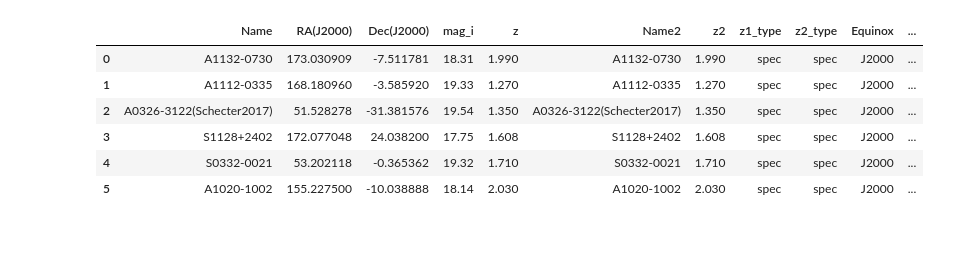
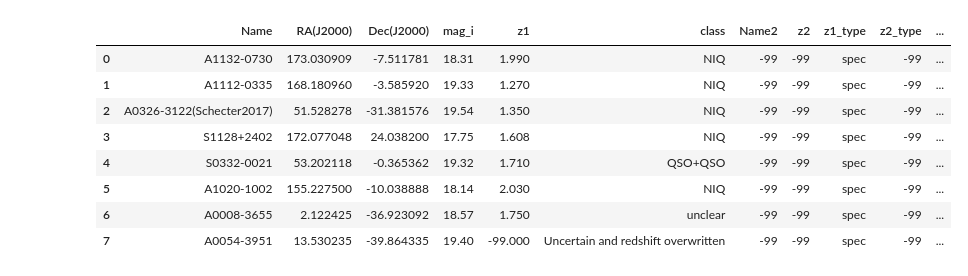
Before and after one commit to thatastroguy/thebigmac, a Jupyter notebook: Dual_quasars_from_lens_searches.ipynb, the cells around one changed output. Cells and saved outputs as stored; diff of their text form; code cells hidden in the pictures; blank space fills up the shorter version.

```diff
--- a/Dual_quasars_from_lens_searches.ipynb
+++ b/Dual_quasars_from_lens_searches.ipynb
@@ -959,90 +1046,87 @@ agnello2018 = pd.read_csv('Tables/Agnello2018/agnello2018.csv', sep=',')
 # A0326 overlaps with Schecter. They also claim there is more overlap between Schecter and their NIQs but
 # I cannot find any other matching objects to support this notion
 
+# all uncertain/unclear cases are included here along with their NIQs.
+
 # Since the format of the catalog will require names for both components, we'll add in a column 'Name2' which for \
 # these and similar targets will be duplicates of the first 'Name column'. Same goes for z2, etc.
 
-agnello2018['Name2'] = agnello2018['Name']
-agnello2018['z2'] = agnello2018['z']
+agnello2018['Name2'] = '-99'
+agnello2018['z2'] = '-99'
+agnello2018['z2'] = '-99'
 agnello2018['z1_type'] = "spec"
-agnello2018['z2_type'] = "spec"
+agnello2018['z2_type'] = "-99"
 
 # Now converting the naming convention to RA and Dec and adding some informative columns
 #name_to_coords(agnello2018,agnello2018['Name'])
 
 ## Converting the coordinates
 #coordconvert = SkyCoord(ra = agnello2018['RA'], dec = agnello2018['Dec'], frame='icrs', unit = (u.hourangle, u.deg))
-#agnello2018['RA1_deg'] = coordconvert.ra.degree
-#agnello2018['Dec1_deg'] = coordconvert.dec.degree
-#
-## Adding in a second set of coordinates for the 'secondary'
-#agnello2018['RA2'] = agnello2018['RA']
-#agnello2018['Dec2'] = agnello2018['Dec']
-#
-#agnello2018['RA2_deg'] = agnello2018['RA1_deg']
-#agnello2018['Dec2_deg'] = agnello2018['Dec1_deg']
+agnello2018['RA1_deg'] = agnello2018['RA(J2000)']
+agnello2018['Dec1_deg'] = agnello2018['Dec(J2000)']
+
+## Convert Ra and Dec from degrees to sexagesimal format
+coords = SkyCoord(ra=agnello2018['RA1_deg']*u.degree, dec=agnello2018['Dec1_deg']*u.degree, frame='icrs')
+agnello2018['RA1'] = coords.ra.to_string(u.hour, sep=':', precision=2)
+agnello2018['Dec1'] = coords.dec.to_string(u.deg, sep=':', precision=2)
+
+## Concatenate to form J_format using a loop
+#agnello2018['Name1'] = ["J" + ra + dec for ra, dec in zip(ra_format, dec_format)]
+
+# Adding in a second set of coordinates for the 'secondary'
+agnello2018['RA2'] = '-99'
+agnello2018['Dec2'] = '-99'
+
+agnello2018['RA2_deg'] = '-99'
+agnello2018['Dec2_deg'] = '-99'
 
 # Adding details about the coordinates
-agnello2018['Equinox'] = "J2000"
-agnello2018['Coordinate_waveband'] = "Optical"
-agnello2018['Coordinate_Source'] = "SDSS"
+agnello2018['Equinox1'] = "J2000"
+agnello2018['Coordinate_waveband1'] = "Optical"
+agnello2018['Coordinate_Source1'] = "SDSS"
+
+agnello2018['Equinox2'] = "-99"
+agnello2018['Coordinate_waveband2'] = "-99"
+agnello2018['Coordinate_Source2'] = "-99"
 
 agnello2018['System Type'] = 'Dual AGN Candidate'
 
 # Adding in some columns that we'll population via a Simbad or Ned search later
 agnello2018['Brightness1'] = -100
 agnello2018['Brightness_band1'] = -100
 agnello2018['Brightness_type1'] = -100
 
 agnello2018['Brightness2'] = -100
 agnello2018['Brightness_band2'] = -100
 agnello2018['Brightness_type2'] = -100
 
-# Adding in a column to denote the system separation as '-1' which I will take in this case to mean that it is \
-# of order ~1 kpc or less, but is not currently determined.
 #agnello2018['Sep'] = 3 # arcseconds
-# Since these are candidates and we do not have a measure of separation, we'll use the 3'' diameter of the SDSS \
-# fiber as an upper limit
 
 #agnello2018['Sep(kpc)'] = agnello2018['Sep']*((cosmo.arcsec_per_kpc_proper(agnello2018['z']))**(-1))
 
-
-# For the projected separation, we'll use the upper limit of 3'' to calculate an upper limit in units of kpc
-agnello2018['delta_z'] = agnello2018['z']-agnello2018['z2']
-agnello2018['dV'] = (2.99e+5)*((1+agnello2018['z'])**2 - (1+agnello2018['z2'])**2)/((1+agnello2018['z'])**2+(1+agnello2018['z2'])**2)
-# dV will be zero until we include follow-up observations that show separate redshifts
+agnello2018['dV'] = '-99'
 
 # Adding information about the paper and the selection method
 #agnello2018['Selection Method'] = "Double-Peaked Optical Spectroscopic Emission Lines" #DPSELs
 agnello2018['Confirmation Method'] = "-99"
 agnello2018['Paper(s)'] = "Agnello+2018"
 agnello2018['BibCode(s)'] = "2018MNRAS.475.2086A"
 agnello2018['DOI(s)'] = "https://doi.org/10.1093/mnras/stx3226"
 
 agnello2018['Notes'] = 'Nearly identical quasars and no lens galaxy detected. For S0332 need to verify that this is not a dual quasar.'
 
 # And dropping any columns that we don't need....
 #agnello2018.drop(labels=['e_z','Del1','e_Del1','Del2','e_Del2','FOIII1','e_FOIII1','FOIII2','e_FOIII2','D'],\
 #              axis=1, inplace=True)
 
-## Rearranging the columns and renaming columns now...
-#agnello2018 = agnello2018[['System Type','Name','Name2','Selection Method','Confirmation Method','z','z1_type','z2',\
-#                    'z2_type','RA', 'Dec', 'RA_deg','Dec_deg','RA2','Dec2','RA2_deg','Dec2_deg',\
-#                    'Equinox','Coordinate_waveband','Coordinate_Source','Brightness1','Brightness_band1',\
-#                    'Brightness_type1','Brightness2','Brightness_band2','Brightness_type2','Sep','Sep(kpc)',\
-#                    'delta_z','dV','Paper(s)','BibCode(s)','DOI(s)']]
-#agnello2018.columns=['System Type','Name1','Name2','Selection Method','Confirmation Method','z1','z1_type','z2',\
-#                    'z2_type','RA1', 'Dec1', 'RA1_deg','Dec1_deg','RA2','Dec2','RA2_deg','Dec2_deg',\
-#                    'Equinox','Coordinate_waveband','Coordinate_Source','Brightness1','Brightness_band1',\
-#                    'Brightness_type1','Brightness2','Brightness_band2','Brightness_type2','Sep','Sep(kpc)',\
-#                    'delta_z','dV','Paper(s)','BibCode(s)','DOI(s)']
-
 agnello2018
 # %% [output]
-|  | Name | RA(J2000) | Dec(J2000) | mag_i | z | Name2 | z2 | z1_type | z2_type | Equinox | ... |
-| 0 | A1132-0730 | 173.030909 | -7.511781 | 18.31 | 1.990 | A1132-0730 | 1.990 | spec | spec | J2000 | ... |
-| 1 | A1112-0335 | 168.180960 | -3.585920 | 19.33 | 1.270 | A1112-0335 | 1.270 | spec | spec | J2000 | ... |
-| 2 | A0326-3122(Schecter2017) | 51.528278 | -31.381576 | 19.54 | 1.350 | A0326-3122(Schecter2017) | 1.350 | spec | spec | J2000 | ... |
-| 3 | S1128+2402 | 172.077048 | 24.038200 | 17.75 | 1.608 | S1128+2402 | 1.608 | spec | spec | J2000 | ... |
-| 4 | S0332-0021 | 53.202118 | -0.365362 | 19.32 | 1.710 | S0332-0021 | 1.710 | spec | spec | J2000 | ... |
-| 5 | A1020-1002 | 155.227500 | -10.038888 | 18.14 | 2.030 | A1020-1002 | 2.030 | spec | spec | J2000 | ... |
+|  | Name | RA(J2000) | Dec(J2000) | mag_i | z1 | class | Name2 | z2 | z1_type | z2_type | ... |
+| 0 | A1132-0730 | 173.030909 | -7.511781 | 18.31 | 1.990 | NIQ | -99 | -99 | spec | -99 | ... |
+| 1 | A1112-0335 | 168.180960 | -3.585920 | 19.33 | 1.270 | NIQ | -99 | -99 | spec | -99 | ... |
+| 2 | A0326-3122(Schecter2017) | 51.528278 | -31.381576 | 19.54 | 1.350 | NIQ | -99 | -99 | spec | -99 | ... |
+| 3 | S1128+2402 | 172.077048 | 24.038200 | 17.75 | 1.608 | NIQ | -99 | -99 | spec | -99 | ... |
+| 4 | S0332-0021 | 53.202118 | -0.365362 | 19.32 | 1.710 | QSO+QSO | -99 | -99 | spec | -99 | ... |
+| 5 | A1020-1002 | 155.227500 | -10.038888 | 18.14 | 2.030 | NIQ | -99 | -99 | spec | -99 | ... |
+| 6 | A0008-3655 | 2.122425 | -36.923092 | 18.57 | 1.750 | unclear | -99 | -99 | spec | -99 | ... |
+| 7 | A0054-3951 | 13.530235 | -39.864335 | 19.40 | -99.000 | Uncertain and redshift overwritten | -99 | -99 | spec | -99 | ... |
```
Also changed, not shown: parts of 51 cells of this notebook, 32 other files.
